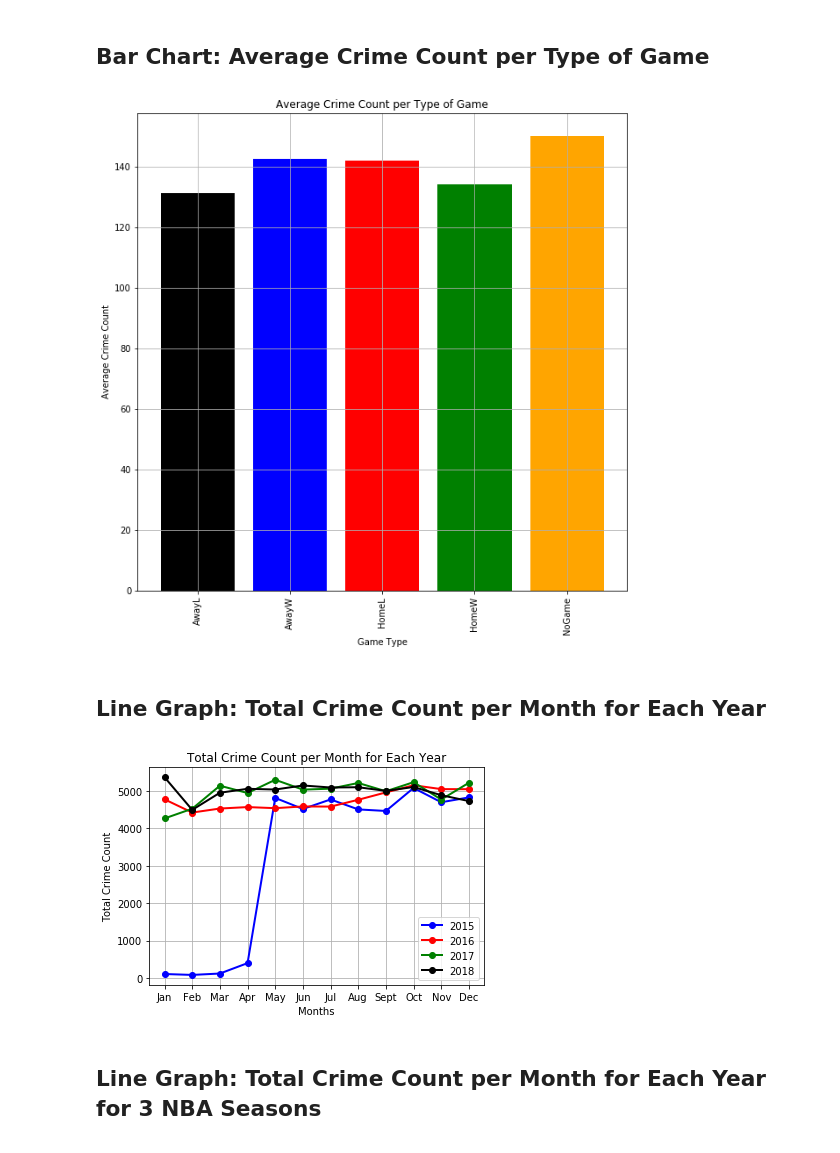
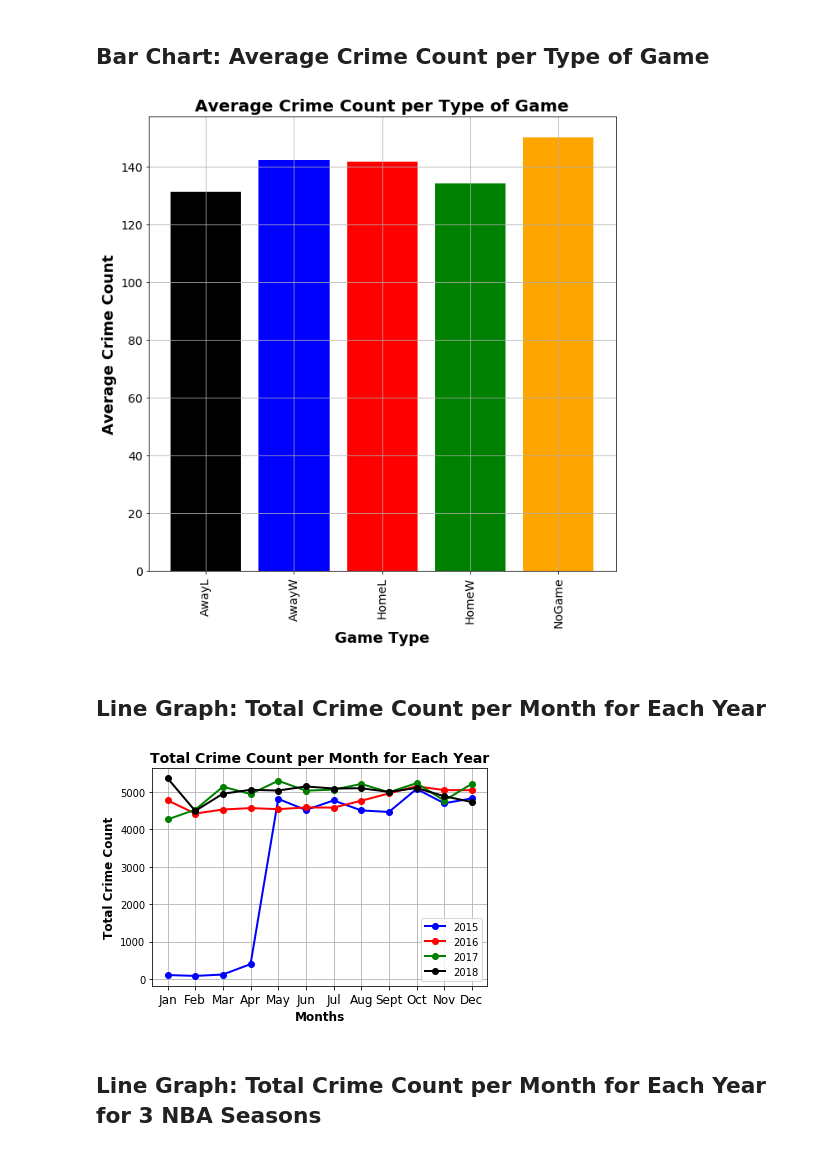
Before and after one commit to shaymusmc/Crime_TrailBlazers, a Jupyter notebook: Crime_TrailBlazers_Analysis.ipynb, the cells around one changed output. Cells and saved outputs as stored; diff of their text form; code cells hidden in the pictures.

```diff
--- a/Crime_TrailBlazers_Analysis.ipynb
+++ b/Crime_TrailBlazers_Analysis.ipynb
@@ -25,16 +25,16 @@ total_table_df.set_index('GameStatus', inplace=True)
 # %%
 # Visualization: Average Crime Count per Type of Game
 avg_crime = total_table_df['AverageCrime']
 colors = ["black","blue","red","green", "orange"]
-count_chart = avg_crime.plot(kind='bar', color=colors, width=0.8, figsize=(10, 10))
-plt.title("Average Crime Count per Type of Game")
-count_chart.set_xlabel("Game Type")
-count_chart.set_ylabel("Average Crime Count")
+count_chart = avg_crime.plot(kind='bar', color=colors, width=0.8, figsize=(10, 10), fontsize=14)
+plt.title("Average Crime Count per Type of Game", fontsize=20, fontweight="bold")
+count_chart.set_xlabel("Game Type", fontsize=18, fontweight="bold")
+count_chart.set_ylabel("Average Crime Count", fontsize=18, fontweight="bold")
 plt.grid()
 plt.savefig("Output/AverageCrimeCountperTypeofGame(#1).png")
 plt.show()
 # %% [output]
-[figure, old version]
+[figure, new version]
 # %% [markdown]
 ## Line Graph: Total Crime Count per Month for Each Year
 # %%
@@ -56,16 +56,16 @@ y_2018 = month_2018['Crime_Count_Per_Month']
 month_2018, = plt.plot(x_axis, y_2018, marker="o",color="black", linewidth=2, label="2018")
 plt.legend()
 plt.grid()
-plt.title("Total Crime Count per Month for Each Year")
-plt.xlabel("Months")
-plt.ylabel("Total Crime Count")
+plt.title("Total Crime Count per Month for Each Year", fontsize=14, fontweight="bold")
+plt.xlabel("Months", fontsize=12, fontweight="bold")
+plt.ylabel("Total Crime Count", fontsize=12, fontweight="bold")
 tick_locations = [value for value in x_axis]
-plt.xticks(tick_locations, ["Jan", "Feb", "Mar", "Apr", "May","Jun","Jul","Aug","Sept","Oct","Nov","Dec"])
+plt.xticks(tick_locations, ["Jan", "Feb", "Mar", "Apr", "May","Jun","Jul","Aug","Sept","Oct","Nov","Dec"], fontsize=12)
 #plt.ylim(4000,12000)
 plt.savefig("Output/TotCrimeCountForEachYear(#2).png")
 plt.show()
 # %% [output]
-[figure, old version]
+[figure, new version]
 # %% [markdown]
 ## Line Graph: Total Crime Count per Month for Each Year for 3 NBA Seasons
 # %%
```
Also changed, not shown: parts of 4 cells of this notebook, 6 other files.
